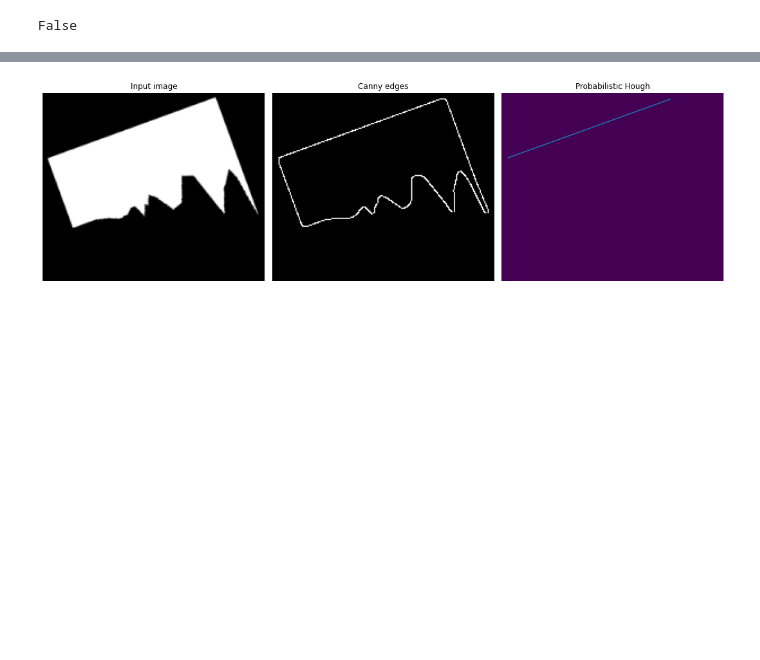
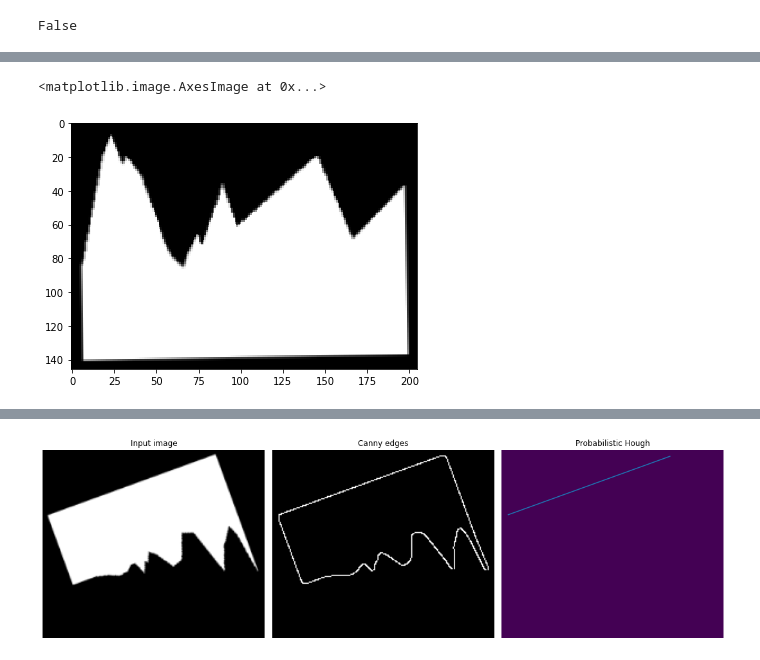
Before and after one commit to LiLatee/PIRO_project1, a Jupyter notebook: main.ipynb, the cells around one changed output, grey strips where cells are left out. Drawn from its saved outputs; the diff is of its cells as text; code cells hidden in the pictures; blank space fills up the shorter version.

```diff
--- a/main.ipynb
+++ b/main.ipynb
@@ -351,3 +403,8 @@ def rotate_scale_and_cut_image_v3(image, image_path, max_height, max_width):
+# %%
+io.imshow(images[10])
+# %% [output]
+<matplotlib.image.AxesImage at 0x...>
+[figure, added]
 # %%
 # teścik
 n_of_cases = 5
```
Also changed, not shown: parts of 7 cells of this notebook.
